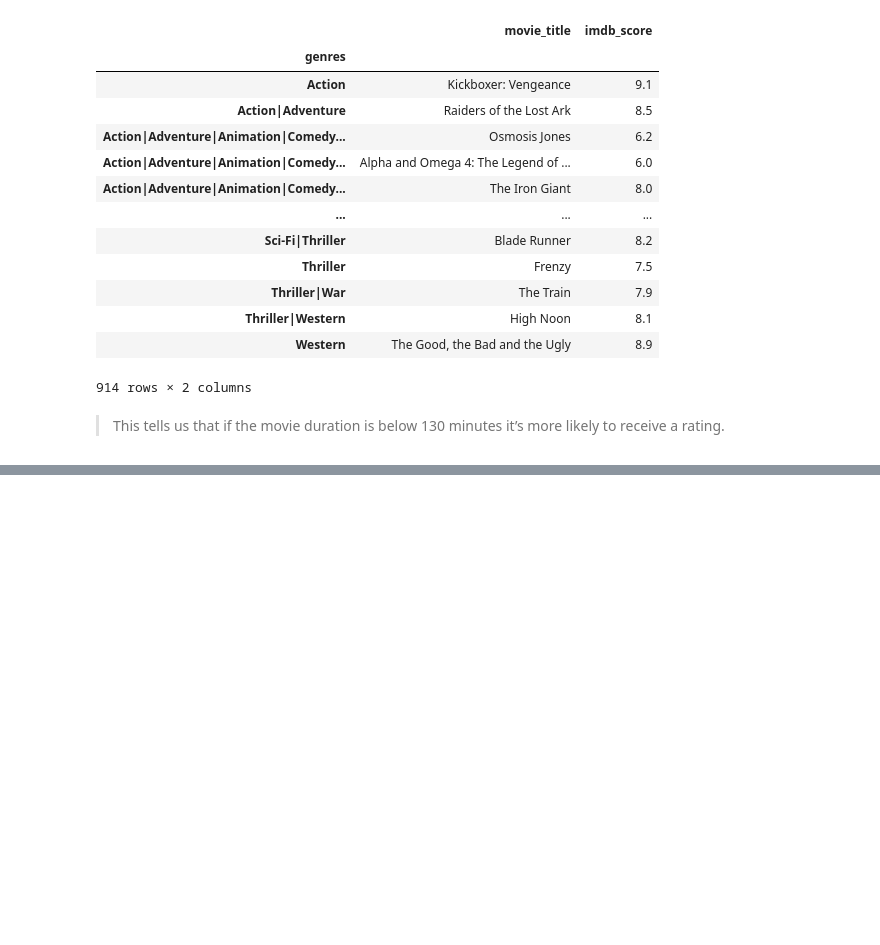
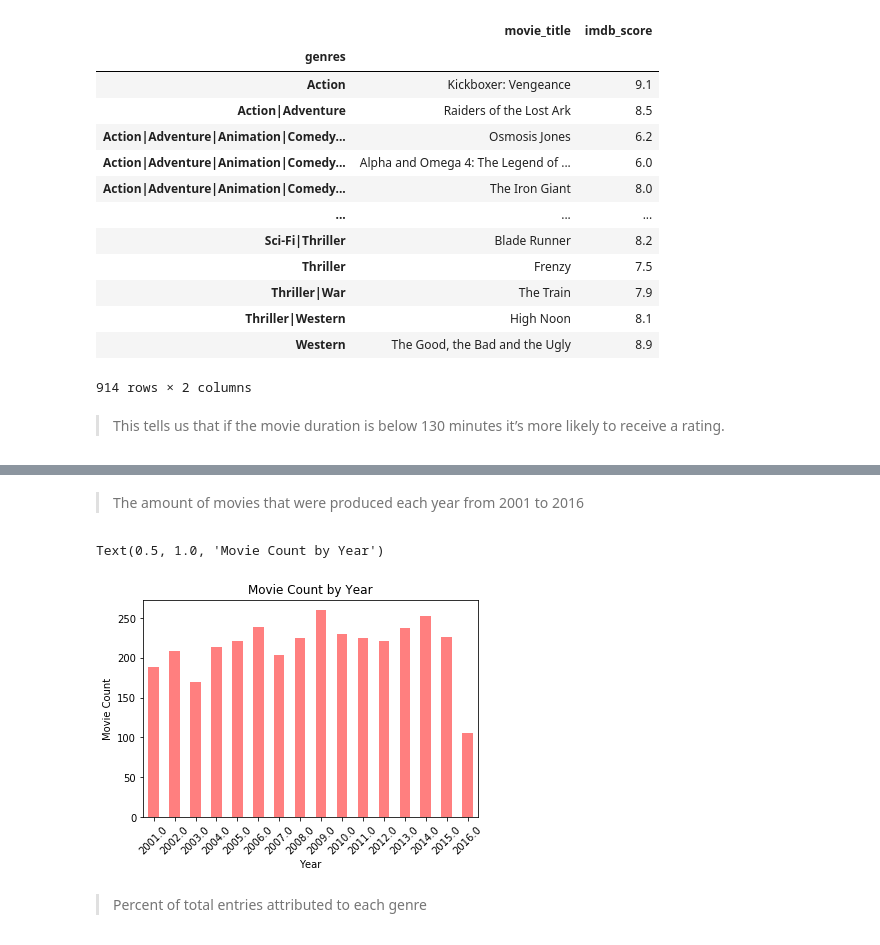
Before and after one commit to RangaHarsha/7963_01_exercises, a Jupyter notebook: 7963_01_insights.ipynb, the cells around one changed output, grey strips where cells are left out. Drawn from its saved outputs; the diff is of its cells as text; code cells hidden in the pictures; blank space fills up the shorter version.

```diff
--- a/7963_01_insights.ipynb
+++ b/7963_01_insights.ipynb
@@ -85,0 +108,11 @@ df.boxplot(column='duration', by='imdb_score')
+# %% [markdown]
+>The amount of movies that were produced each year from 2001 to 2016
+# %%
+y = df[df['title_year'] > 2000]
+movie_yearly_count = y['title_year'].value_counts().sort_index().plot(kind='bar', color='r', alpha=0.5, grid=False, rot=45)
+movie_yearly_count.set_xlabel('Year')
+movie_yearly_count.set_ylabel('Movie Count')
+movie_yearly_count.set_title('Movie Count by Year')
+# %% [output]
+Text(0.5, 1.0, 'Movie Count by Year')
+[figure, added]
@@ -85,0 +127,2 @@ df.boxplot(column='duration', by='imdb_score')
+# %% [markdown]
+> Percent of total entries attributed to each genre
```
Also changed, not shown: parts of 16 cells of this notebook.
